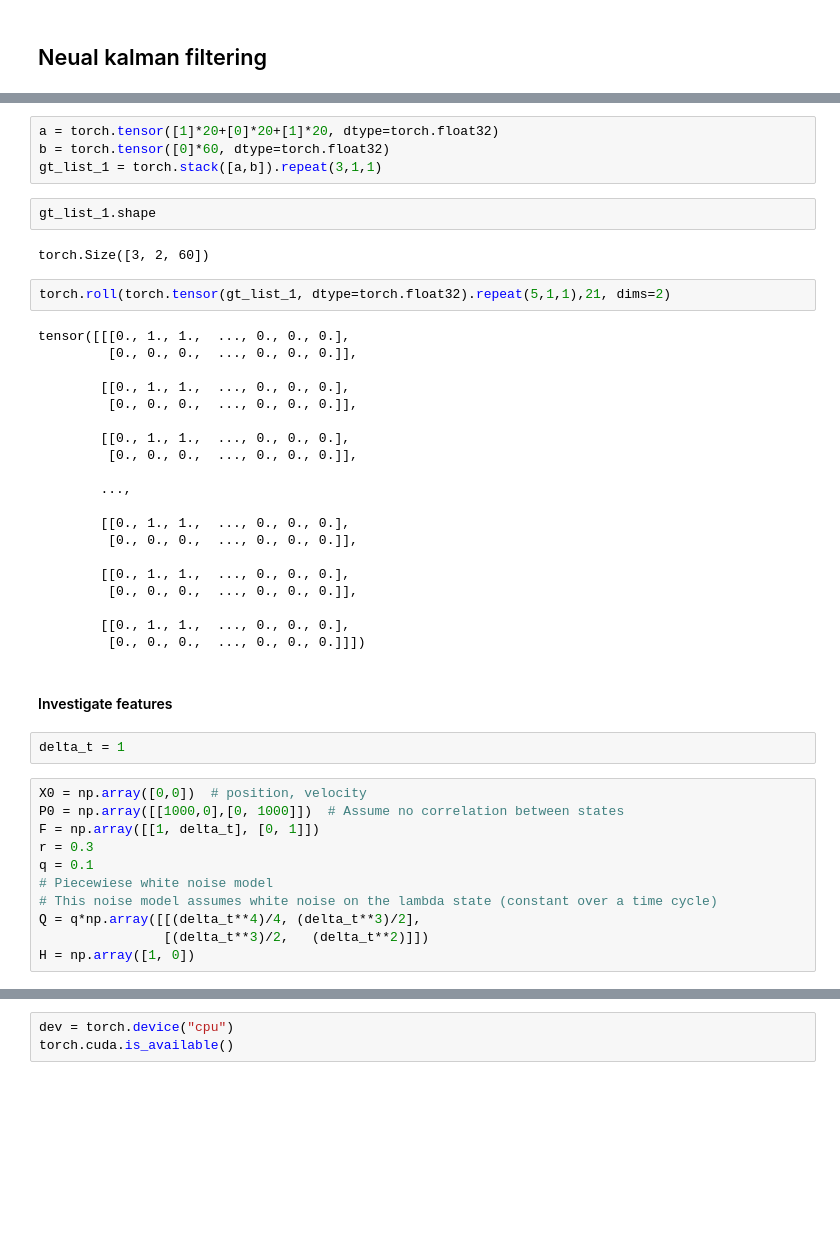
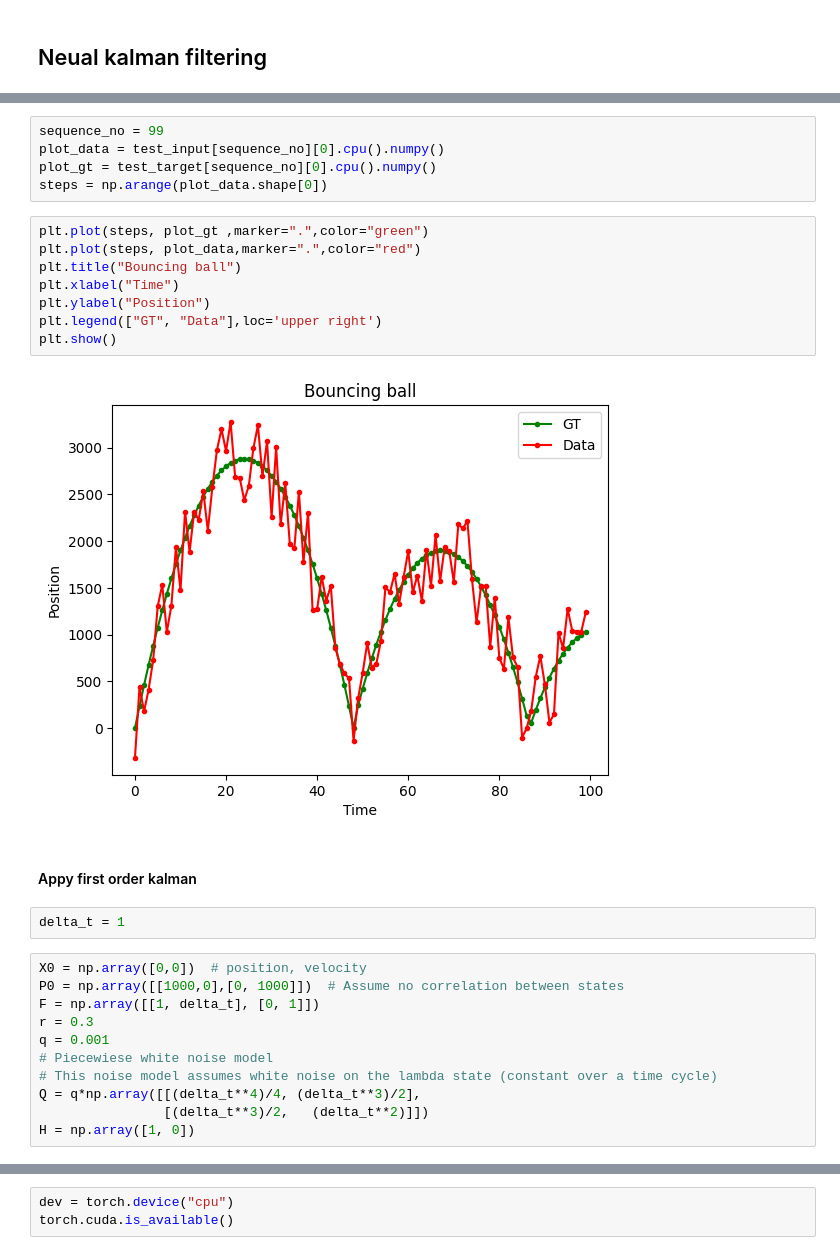
Before and after one commit to 262882/myKalmanFIlter, a Jupyter notebook: kalmanFilteringNeural.ipynb, the cells around one changed output, grey strips where cells are left out. Cells and saved outputs as stored; diff of their text form; blank space fills up the shorter version.

```diff
--- a/kalmanFilteringNeural.ipynb
+++ b/kalmanFilteringNeural.ipynb
@@ -22,35 +20,20 @@ measure_list_1 = gt_list_1+0.2*(np.random.rand(len(gt_list_1))-0.5)
-# %%
-a = torch.tensor([1]*20+[0]*20+[1]*20, dtype=torch.float32)
-b = torch.tensor([0]*60, dtype=torch.float32)
-gt_list_1 = torch.stack([a,b]).repeat(3,1,1)
-# %%
-gt_list_1.shape
-# %% [output]
-torch.Size([3, 2, 60])
-# %%
-torch.roll(torch.tensor(gt_list_1, dtype=torch.float32).repeat(5,1,1),21, dims=2)
-# %% [output]
-tensor([[[0., 1., 1.,  ..., 0., 0., 0.],
-         [0., 0., 0.,  ..., 0., 0., 0.]],
-
-        [[0., 1., 1.,  ..., 0., 0., 0.],
-         [0., 0., 0.,  ..., 0., 0., 0.]],
-
-        [[0., 1., 1.,  ..., 0., 0., 0.],
-         [0., 0., 0.,  ..., 0., 0., 0.]],
-
-        ...,
-
-        [[0., 1., 1.,  ..., 0., 0., 0.],
-         [0., 0., 0.,  ..., 0., 0., 0.]],
-
-        [[0., 1., 1.,  ..., 0., 0., 0.],
-         [0., 0., 0.,  ..., 0., 0., 0.]],
-
-        [[0., 1., 1.,  ..., 0., 0., 0.],
-         [0., 0., 0.,  ..., 0., 0., 0.]]])
-# %% [markdown]
-#### Investigate features
+# %%
+sequence_no = 99
+plot_data = test_input[sequence_no][0].cpu().numpy()
+plot_gt = test_target[sequence_no][0].cpu().numpy()
+steps = np.arange(plot_data.shape[0])
+# %%
+plt.plot(steps, plot_gt ,marker=".",color="green")
+plt.plot(steps, plot_data,marker=".",color="red")
+plt.title("Bouncing ball")
+plt.xlabel("Time")
+plt.ylabel("Position")
+plt.legend(["GT", "Data"],loc='upper right')
+plt.show()
+# %% [output]
+[figure, added]
+# %% [markdown]
+#### Appy first order kalman
 # %%
 delta_t = 1
 # %%
@@ -58,7 +41,7 @@ X0 = np.array([0,0])  # position, velocity
 P0 = np.array([[1000,0],[0, 1000]])  # Assume no correlation between states
 F = np.array([[1, delta_t], [0, 1]])
 r = 0.3
-q = 0.1
+q = 0.001
 # Piecewiese white noise model
 # This noise model assumes white noise on the lambda state (constant over a time cycle)
 Q = q*np.array([[(delta_t**4)/4, (delta_t**3)/2],
```
Also changed, not shown: parts of 28 cells of this notebook, 3 other files.
